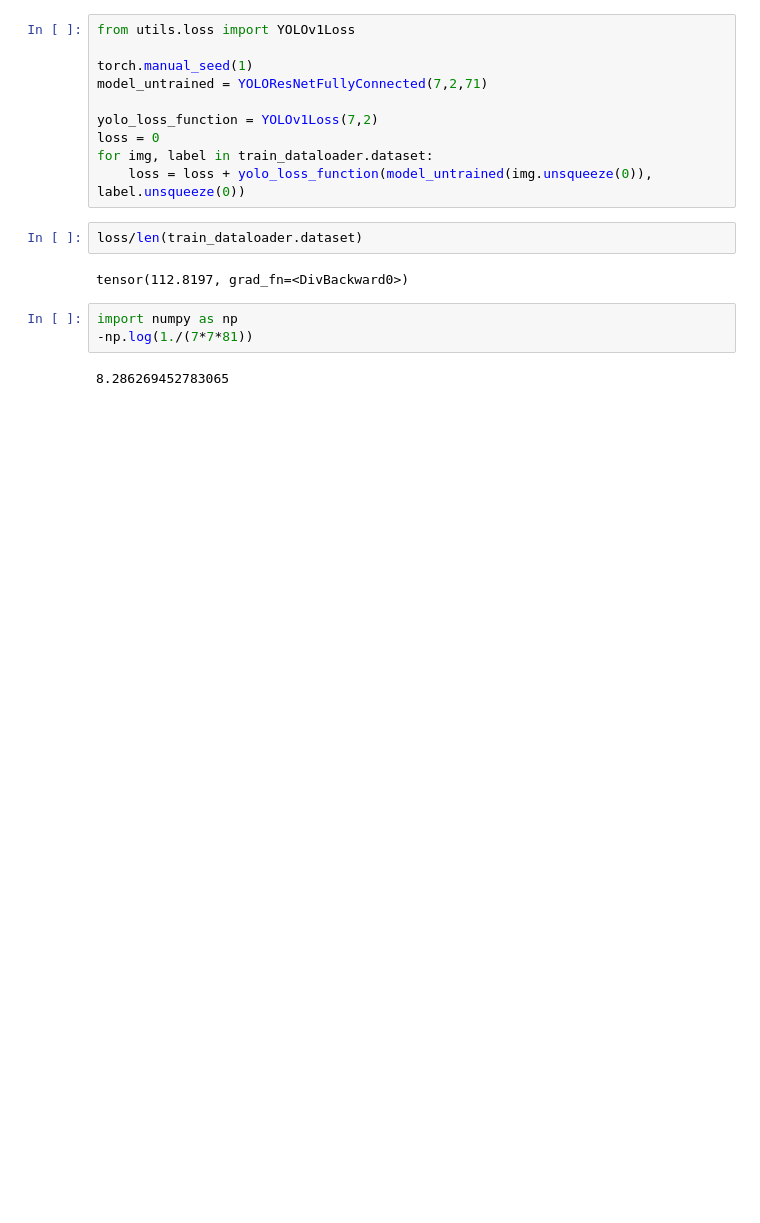
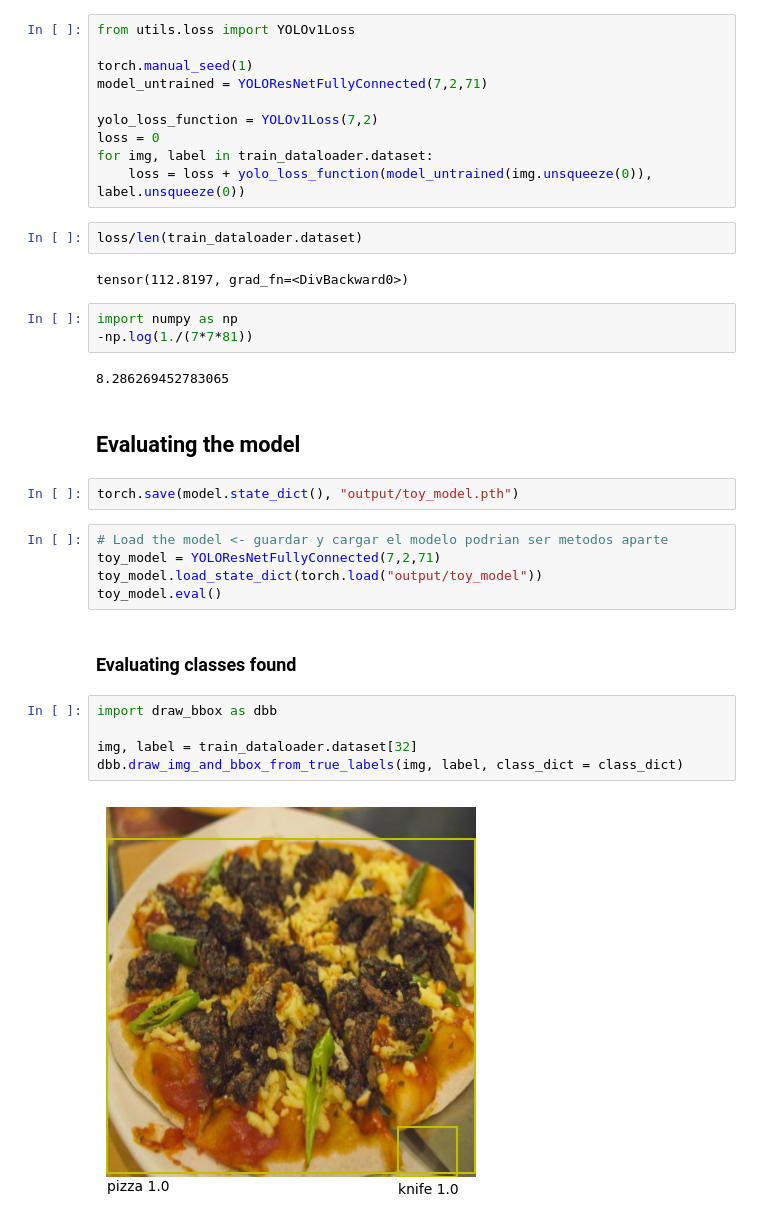
Before and after one commit to maianumerosky/EryxYOLO, a Jupyter notebook: yoloCoco.ipynb, the cells around one changed output. Saved outputs shown, nothing was run; the diff lists cells and outputs as text; blank space fills up the shorter version.

```diff
--- a/yoloCoco.ipynb
+++ b/yoloCoco.ipynb
@@ -216,3 +234,21 @@ import numpy as np
 -np.log(1./(7*7*81))
 # %% [output]
 8.286269452783065
+# %% [markdown]
+## Evaluating the model
+# %%
+torch.save(model.state_dict(), "output/toy_model.pth")
+# %%
+# Load the model <- guardar y cargar el modelo podrian ser metodos aparte
+toy_model = YOLOResNetFullyConnected(7,2,71)
+toy_model.load_state_dict(torch.load("output/toy_model"))
+toy_model.eval()
+# %% [markdown]
+### Evaluating classes found
+# %%
+import draw_bbox as dbb
+
+img, label = train_dataloader.dataset[32]
+dbb.draw_img_and_bbox_from_true_labels(img, label, class_dict = class_dict)
+# %% [output]
+[figure, added]
```
Also changed, not shown: parts of 6 cells of this notebook, 2 other files.
